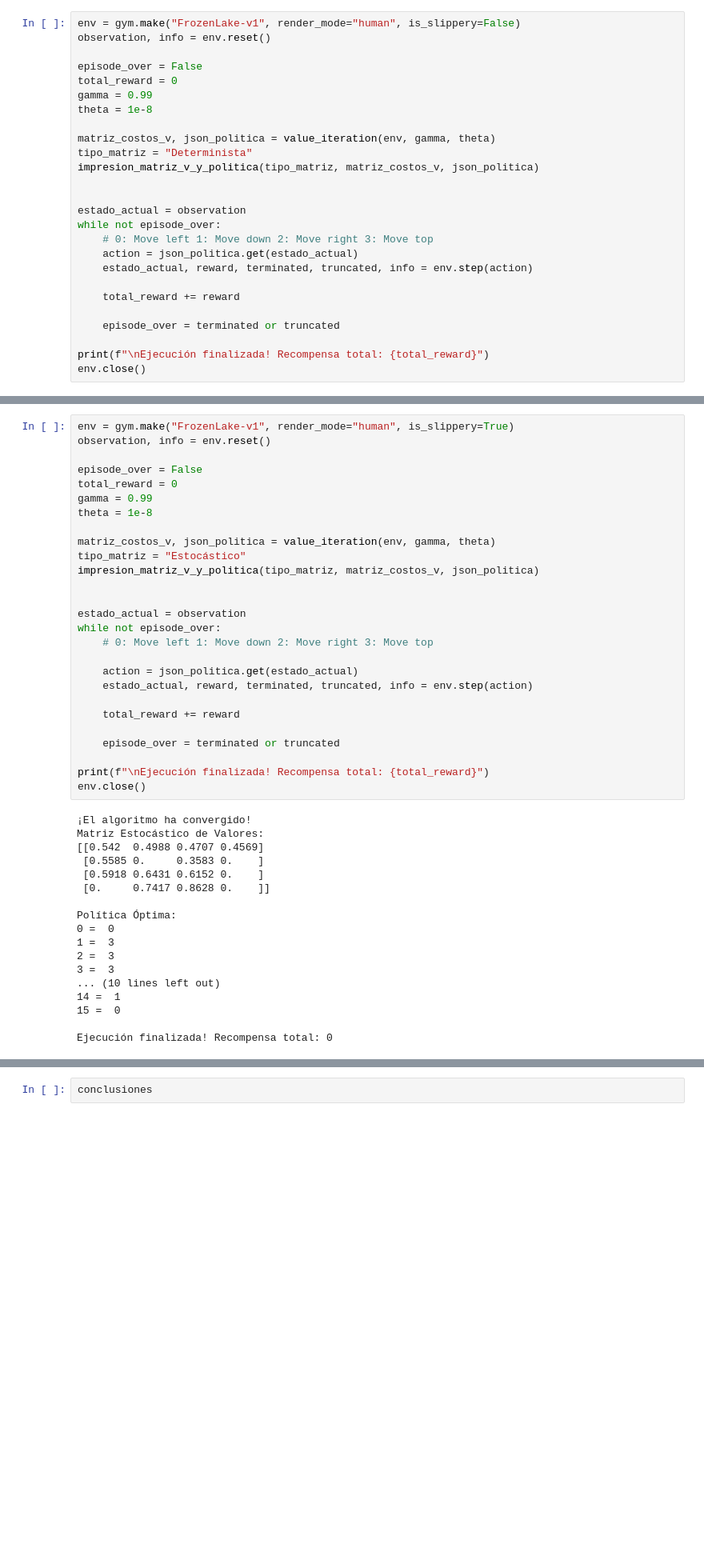
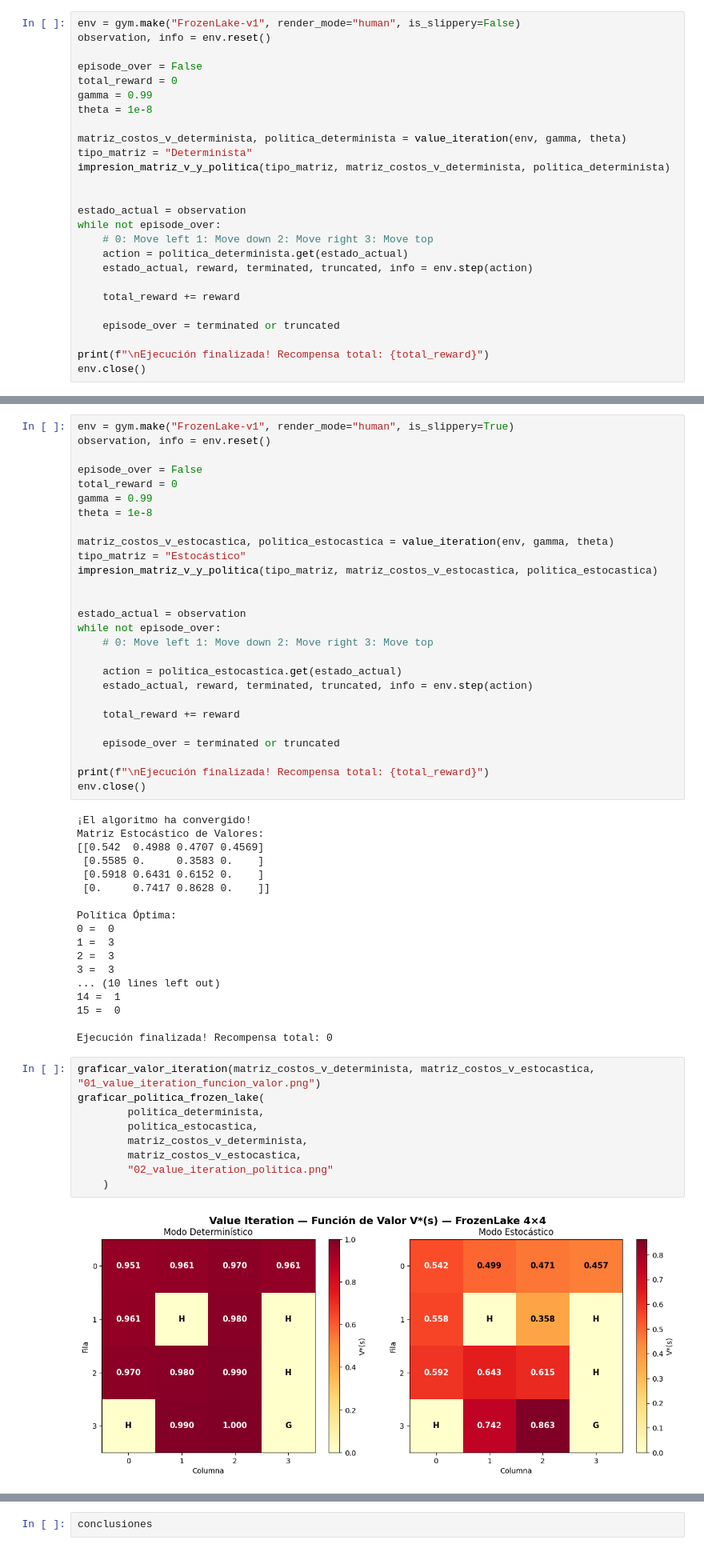
Before and after one commit to Alaan20/LAB3-IA-JUEGO, a Jupyter notebook: LAB-NOTEBOOK.ipynb, the cells around one changed output, grey strips where cells are left out. Shown at 80% size. Cells and saved outputs as stored; diff of their text form; blank space fills up the shorter version.

```diff
--- a/LAB-NOTEBOOK.ipynb
+++ b/LAB-NOTEBOOK.ipynb
@@ -91,15 +210,15 @@ total_reward = 0
 gamma = 0.99
 theta = 1e-8
 
-matriz_costos_v, json_politica = value_iteration(env, gamma, theta)
+matriz_costos_v_determinista, politica_determinista = value_iteration(env, gamma, theta)
 tipo_matriz = "Determinista"
-impresion_matriz_v_y_politica(tipo_matriz, matriz_costos_v, json_politica)
+impresion_matriz_v_y_politica(tipo_matriz, matriz_costos_v_determinista, politica_determinista)
 
 
 estado_actual = observation
 while not episode_over:
     # 0: Move left 1: Move down 2: Move right 3: Move top
-    action = json_politica.get(estado_actual)
+    action = politica_determinista.get(estado_actual)
     estado_actual, reward, terminated, truncated, info = env.step(action)
 
     total_reward += reward
@@ -141,16 +258,16 @@ total_reward = 0
 gamma = 0.99
 theta = 1e-8
 
-matriz_costos_v, json_politica = value_iteration(env, gamma, theta)
+matriz_costos_v_estocastica, politica_estocastica = value_iteration(env, gamma, theta)
 tipo_matriz = "Estocástico"
-impresion_matriz_v_y_politica(tipo_matriz, matriz_costos_v, json_politica)
+impresion_matriz_v_y_politica(tipo_matriz, matriz_costos_v_estocastica, politica_estocastica)
 
 
 estado_actual = observation
 while not episode_over:
     # 0: Move left 1: Move down 2: Move right 3: Move top
 
-    action = json_politica.get(estado_actual)
+    action = politica_estocastica.get(estado_actual)
     estado_actual, reward, terminated, truncated, info = env.step(action)
 
     total_reward += reward
@@ -177,3 +294,14 @@ Política Óptima:
 15 =  0
 
 Ejecución finalizada! Recompensa total: 0
+# %%
+graficar_valor_iteration(matriz_costos_v_determinista, matriz_costos_v_estocastica, "01_value_iteration_funcion_valor.png")
+graficar_politica_frozen_lake(
+        politica_determinista,
+        politica_estocastica,
+        matriz_costos_v_determinista,
+        matriz_costos_v_estocastica,
+        "02_value_iteration_politica.png"
+    )
+# %% [output]
+[figure, added]
```
Also changed, not shown: parts of 7 cells of this notebook, 3 other files.
